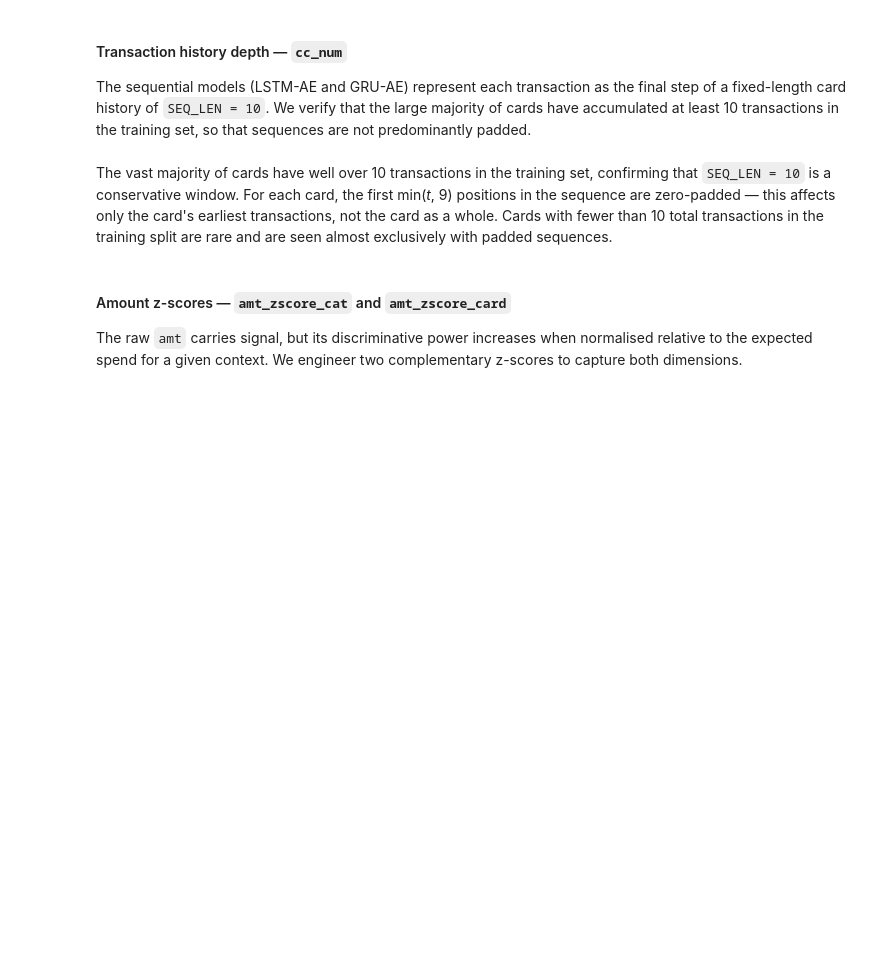
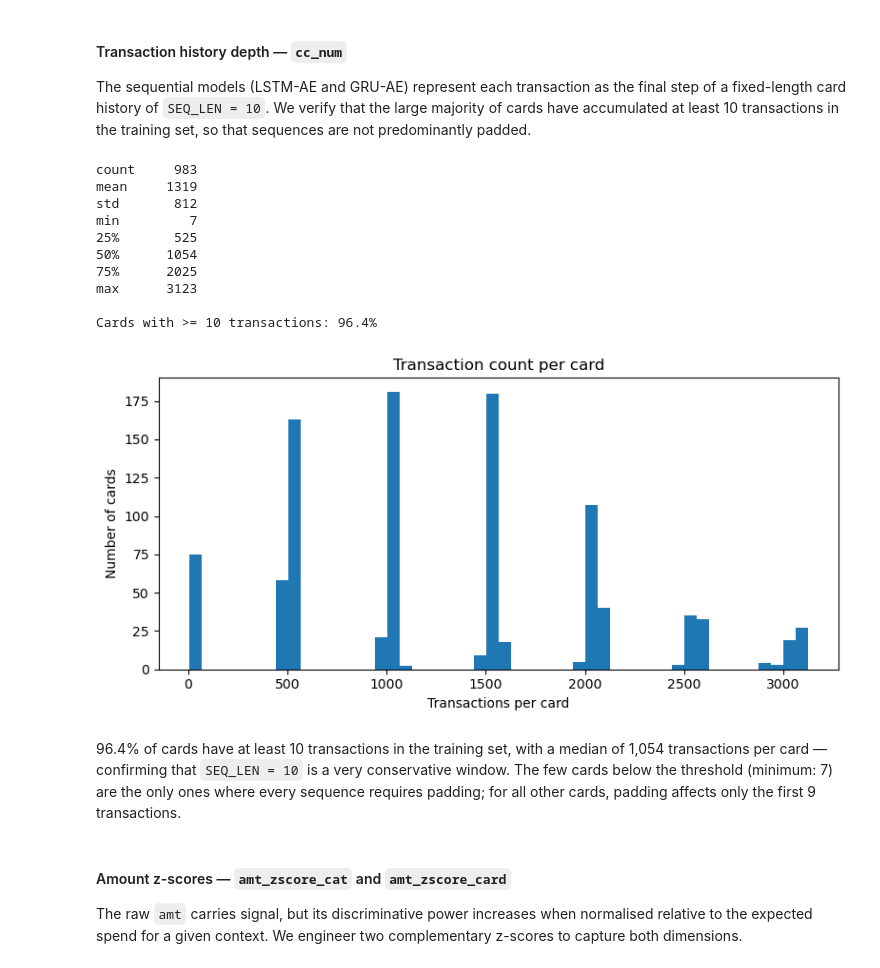
Before and after one commit to giorgiozoccatelli/Fraud-Detection, a Jupyter notebook: creditfraud.ipynb, the cells around one changed output. Saved outputs shown, nothing was run; the diff lists cells and outputs as text; code cells hidden in the pictures; blank space fills up the shorter version.

Commit message:
added cc_num window EDA

```diff
--- a/creditfraud.ipynb
+++ b/creditfraud.ipynb
@@ -566,26 +566,30 @@ The sequential models (LSTM-AE and GRU-AE) represent each transaction as the fin
 # %%
 card_tx_count = df.groupby("cc_num").size()
 
 print(card_tx_count.describe().astype(int).to_string())
-print(f"\nCards with >= 10 transactions: {(card_tx_count >= 10).sum()} / {len(card_tx_count)} "
-      f"({(card_tx_count >= 10).mean()*100:.1f}%)")
+print(f"\nCards with >= 10 transactions: {(card_tx_count >= 10).mean()*100:.1f}%")
 
-fig, ax = plt.subplots(ncols=2, figsize=(14, 4))
-
-ax[0].hist(card_tx_count, bins=50)
-ax[0].set_xlabel("Transactions per card")
-ax[0].set_ylabel("Number of cards")
-ax[0].set_title("Transaction count per card")
-
-ax[1].hist(card_tx_count.clip(upper=200), bins=50)
-ax[1].set_xlabel("Transactions per card (clipped at 200)")
-ax[1].set_ylabel("Number of cards")
-ax[1].set_title("Transaction count per card (clipped)")
-
+fig, ax = plt.subplots(figsize=(8, 4))
+ax.hist(card_tx_count, bins=50)
+ax.set_xlabel("Transactions per card")
+ax.set_ylabel("Number of cards")
+ax.set_title("Transaction count per card")
 plt.tight_layout()
 plt.show()
+# %% [output]
+count     983
+mean     1319
+std       812
+min         7
+25%       525
+50%      1054
+75%      2025
+max      3123
+
+Cards with >= 10 transactions: 96.4%
+[figure, added]
 # %% [markdown]
-The vast majority of cards have well over 10 transactions in the training set, confirming that `SEQ_LEN = 10` is a conservative window. For each card, the first min(*t*, 9) positions in the sequence are zero-padded — this affects only the card's earliest transactions, not the card as a whole. Cards with fewer than 10 total transactions in the training split are rare and are seen almost exclusively with padded sequences.
+96.4% of cards have at least 10 transactions in the training set, with a median of 1,054 transactions per card — confirming that `SEQ_LEN = 10` is a very conservative window. The few cards below the threshold (minimum: 7) are the only ones where every sequence requires padding; for all other cards, padding affects only the first 9 transactions.
 # %% [markdown]
 #### Amount z-scores — `amt_zscore_cat` and `amt_zscore_card`
 
```
Also changed, not shown: parts of 5 cells of this notebook.
